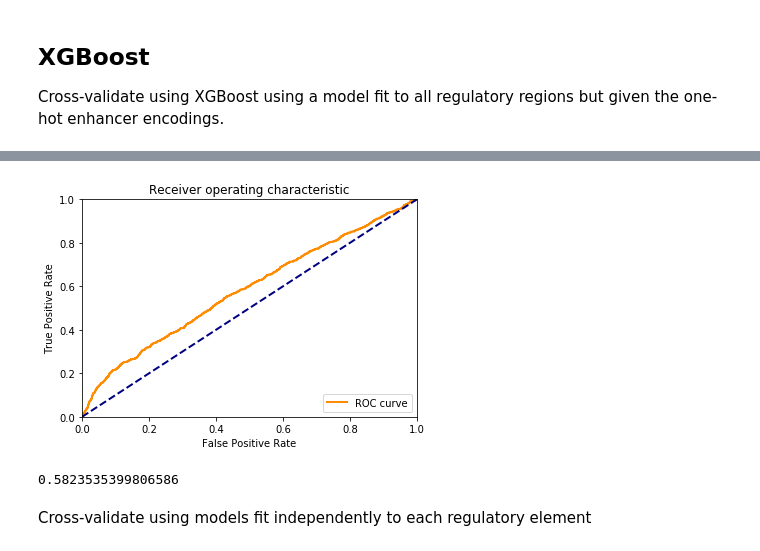
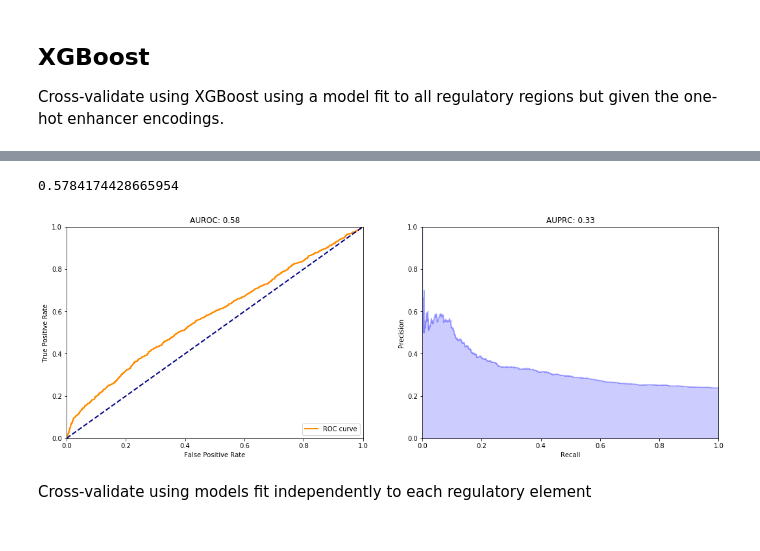
Before and after one commit to alex-hh/cagi5_mpra_prediction, a Jupyter notebook: Cagi5CV.ipynb, the cells around one changed output, grey strips where cells are left out. Cells and saved outputs as stored; diff of their text form; code cells hidden in the pictures.

```diff
--- a/Cagi5CV.ipynb
+++ b/Cagi5CV.ipynb
@@ -170,11 +148,10 @@ Getting predictions for fold 4
 # %%
 cv_regress['Confidence'].abs() > 0.1
-make_roc_plot(cv_regress, 'PredValue')
-plt.show()
+_ = make_plots(cv_regress)
 print(roc_auc_score(cv_regress['class'].abs(), cv_regress['PredValue'].abs()))
 # %% [output]
+0.5784174428665954
-[figure, old version]
+[figure, new version]
-0.5823535399806586
 # %% [markdown]
 Cross-validate using models fit independently to each regulatory element
 # %%
```
Also changed, not shown: parts of 18 cells of this notebook, 5 other files.
